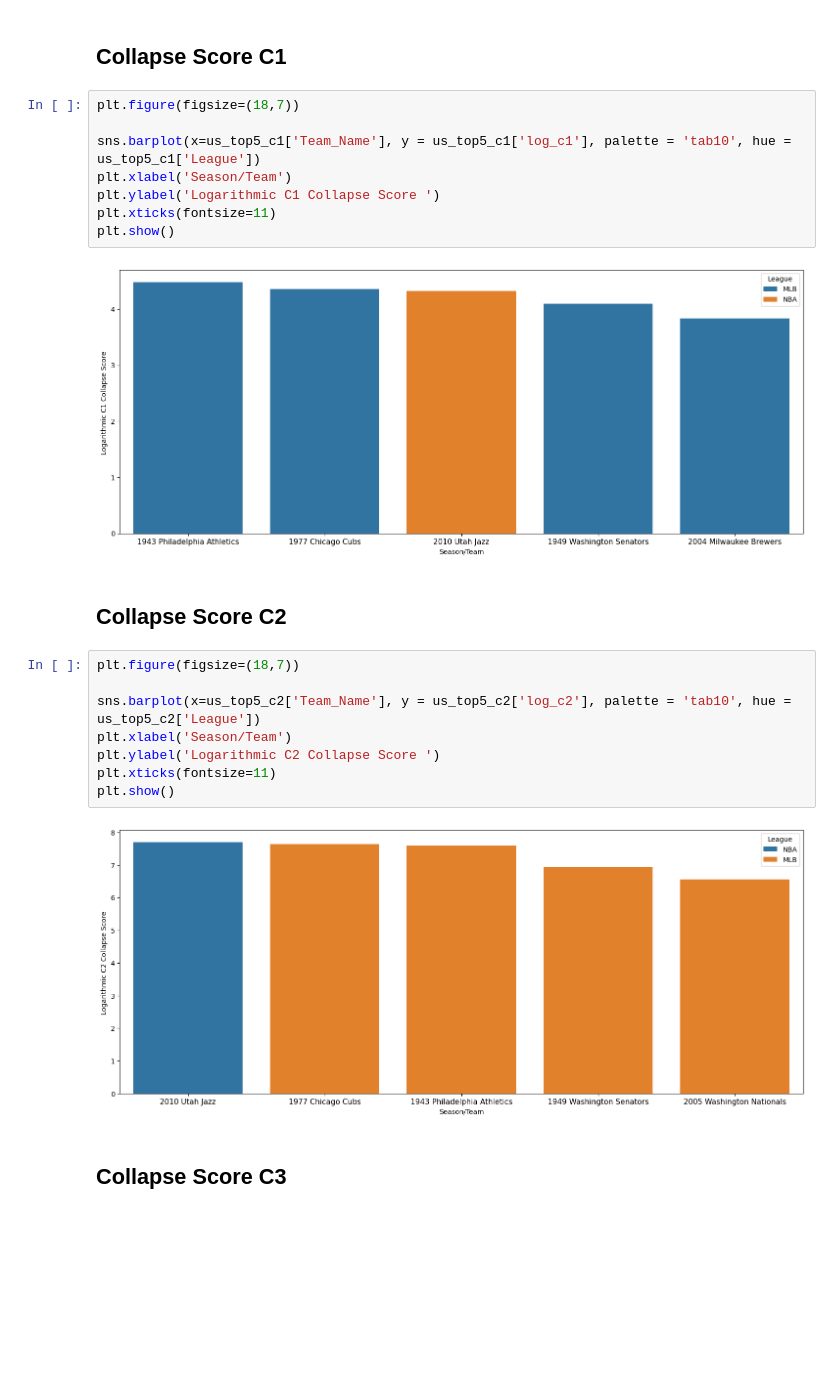
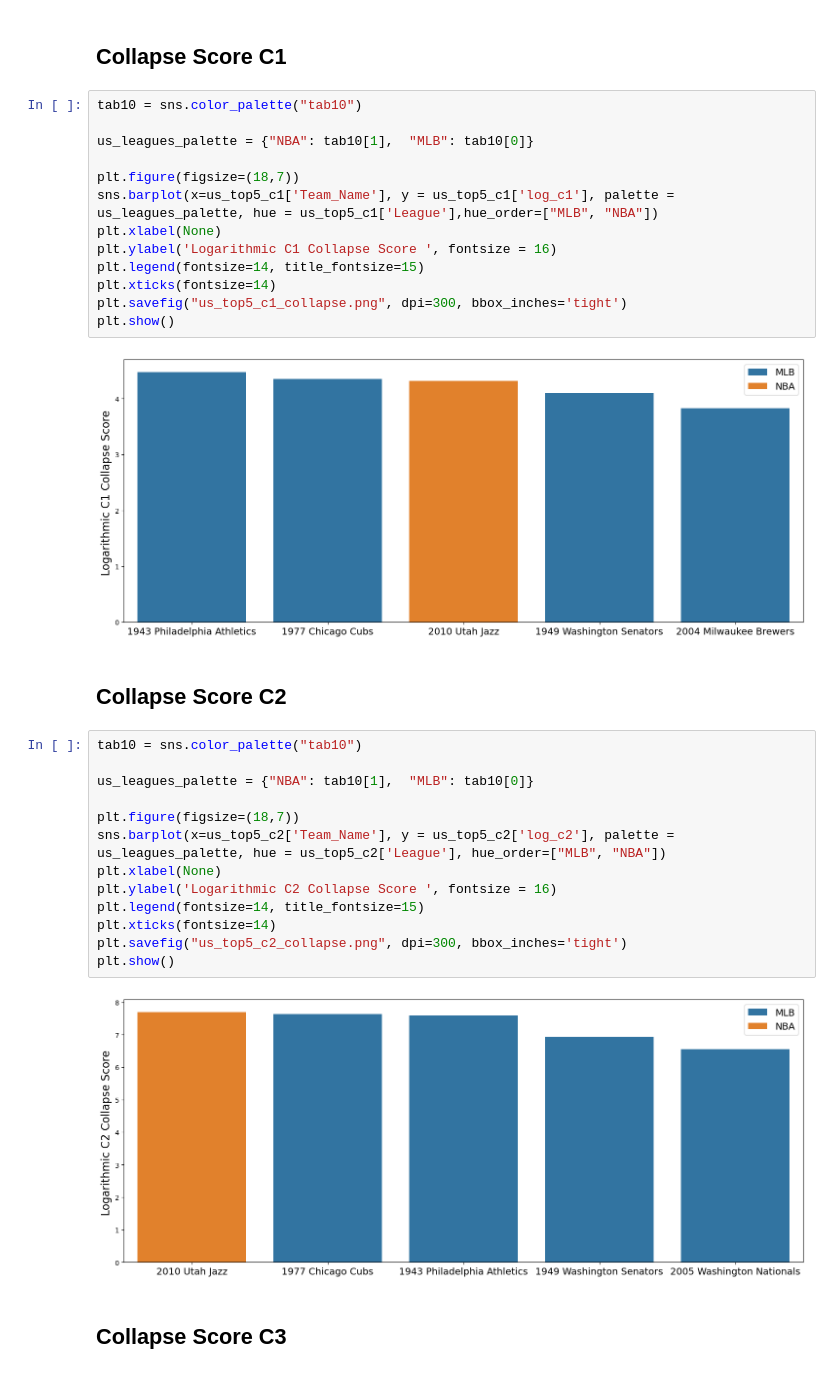
Before and after one commit to RyanRegalado/Win-Loss-Sequences-Sp2026, a Jupyter notebook: output/soccer_us_leagues_combined_visualizations_projII.ipynb, the cells around one changed output. Cells and saved outputs as stored; diff of their text form; blank space fills up the shorter version.

Commit message:
fixed visualizations

```diff
--- a/output/soccer_us_leagues_combined_visualizations_projII.ipynb
+++ b/output/soccer_us_leagues_combined_visualizations_projII.ipynb
@@ -452,27 +491,37 @@ us_top5_c1
 # %% [markdown]
 ## Collapse Score C1
 # %%
+tab10 = sns.color_palette("tab10")
+
+us_leagues_palette = {"NBA": tab10[1],  "MLB": tab10[0]}
+
 plt.figure(figsize=(18,7))
-
-sns.barplot(x=us_top5_c1['Team_Name'], y = us_top5_c1['log_c1'], palette = 'tab10', hue = us_top5_c1['League'])
-plt.xlabel('Season/Team')
-plt.ylabel('Logarithmic C1 Collapse Score ')
-plt.xticks(fontsize=11)
+sns.barplot(x=us_top5_c1['Team_Name'], y = us_top5_c1['log_c1'], palette = us_leagues_palette, hue = us_top5_c1['League'],hue_order=["MLB", "NBA"])
+plt.xlabel(None)
+plt.ylabel('Logarithmic C1 Collapse Score ', fontsize = 16)
+plt.legend(fontsize=14, title_fontsize=15)
+plt.xticks(fontsize=14)
+plt.savefig("us_top5_c1_collapse.png", dpi=300, bbox_inches='tight')
 plt.show()
 # %% [output]
-[figure, old version]
+[figure, new version]
 # %% [markdown]
 ## Collapse Score C2
 # %%
+tab10 = sns.color_palette("tab10")
+
+us_leagues_palette = {"NBA": tab10[1],  "MLB": tab10[0]}
+
 plt.figure(figsize=(18,7))
-
-sns.barplot(x=us_top5_c2['Team_Name'], y = us_top5_c2['log_c2'], palette = 'tab10', hue = us_top5_c2['League'])
-plt.xlabel('Season/Team')
-plt.ylabel('Logarithmic C2 Collapse Score ')
-plt.xticks(fontsize=11)
+sns.barplot(x=us_top5_c2['Team_Name'], y = us_top5_c2['log_c2'], palette = us_leagues_palette, hue = us_top5_c2['League'], hue_order=["MLB", "NBA"])
+plt.xlabel(None)
+plt.ylabel('Logarithmic C2 Collapse Score ', fontsize = 16)
+plt.legend(fontsize=14, title_fontsize=15)
+plt.xticks(fontsize=14)
+plt.savefig("us_top5_c2_collapse.png", dpi=300, bbox_inches='tight')
 plt.show()
 # %% [output]
-[figure, old version]
+[figure, new version]
 # %% [markdown]
 ## Collapse Score C3
 # %%
```
Also changed, not shown: parts of 8 cells of this notebook, 7 other files.
